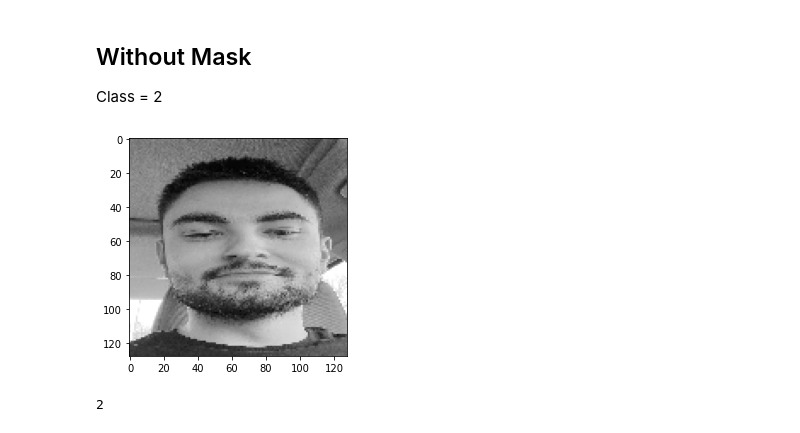
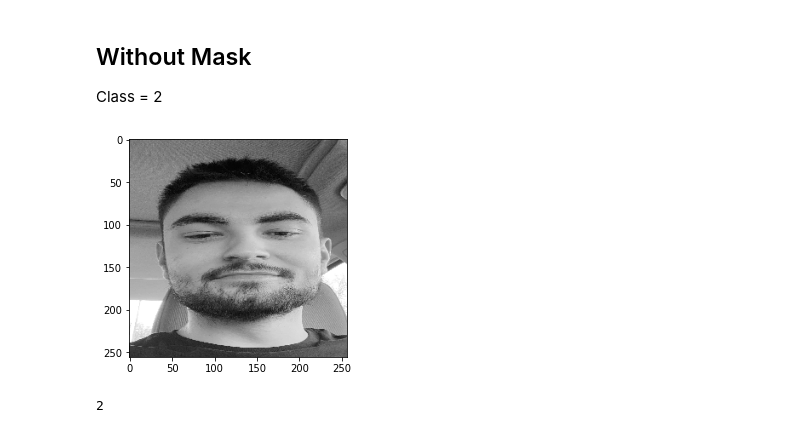
Before and after one commit to SuljicAmar/face_mask_detection, a Jupyter notebook: Face_Mask_Detection.ipynb, the cells around one changed output. Drawn from its saved outputs; the diff is of its cells as text; code cells hidden in the pictures.

```diff
--- a/Face_Mask_Detection.ipynb
+++ b/Face_Mask_Detection.ipynb
@@ -214,16 +255,14 @@ I thought this would be a fun way to see how effective the model is given photos
 
 Class = 2
 # %%
-temp_model = Model(inputs=model.inputs , outputs=model.layers[1].output)
-
-image = load_img('unnamed-4.jpg' , color_mode='grayscale', target_size=(128,128))
+image = load_img('unnamed-4.jpg' , color_mode='grayscale', target_size=(256,256))
 plt.imshow(image, cmap='gray')
 # convert the image to an array
 image = img_to_array(image)
 # expand dimensions so that it represents a single 'sample'
 image = np.expand_dims(image, axis=0)
 # %% [output]
-[figure, old version]
+[figure, new version]
 # %%
 np.argmax(model.predict(image)) # woohoo without mask predicted properly!
 # %% [output]
```
Also changed, not shown: parts of 26 cells of this notebook, 1 other file.
